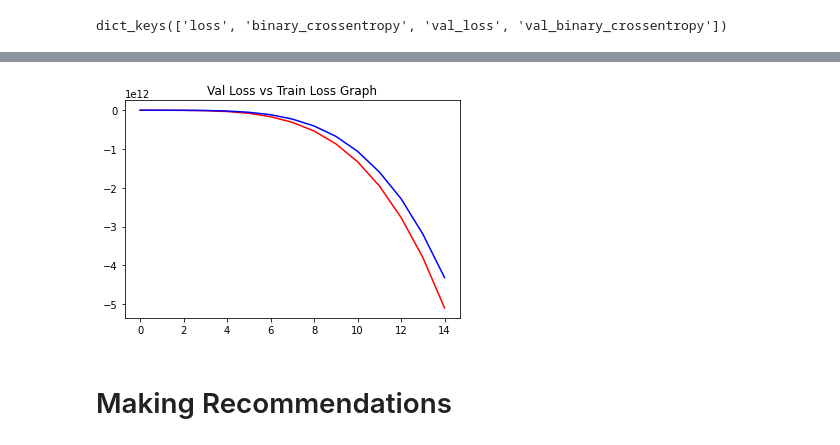
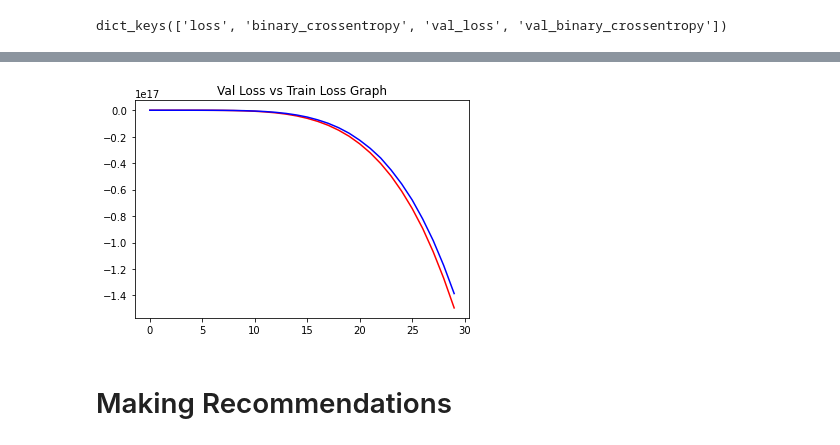
Before and after one commit to zulfauzi92/Hotel_Recomendation_Model_Traveloka, a Jupyter notebook: Eksplorasi Data/ML Model for Hotel Reco Content Based.ipynb, the cells around one changed output, grey strips where cells are left out. Cells and saved outputs as stored; diff of their text form; code cells hidden in the pictures.

```diff
--- a/Eksplorasi Data/ML Model for Hotel Reco Content Based.ipynb
+++ b/Eksplorasi Data/ML Model for Hotel Reco Content Based.ipynb
@@ -279,6 +275,6 @@ val_sparse_x = [valid_data[f].values for f in sparse_features]
 val_label = [valid_data['label'].values]
 # %%
 history = model.fit(train_dense_x+train_sparse_x,
-          train_label, epochs=15, batch_size=32,
+          train_label, epochs=30, batch_size=32,
           verbose=1, validation_data=(val_dense_x+val_sparse_x, val_label))
 # %% [output]
@@ -306,0 +307,3 @@ dict_keys(['loss', 'binary_crossentropy', 'val_loss', 'val_binary_crossentropy']
+# %%
+val_loss_data = pd.DataFrame(history.history['val_loss'], columns = ['val_loss'])
+print(val_loss_data)
@@ -306,0 +328,3 @@ dict_keys(['loss', 'binary_crossentropy', 'val_loss', 'val_binary_crossentropy']
+# %%
+train_loss_data = pd.DataFrame(history.history['loss'], columns = ['train_loss'])
+print(train_loss_data)
@@ -307,11 +349,14 @@ dict_keys(['loss', 'binary_crossentropy', 'val_loss', 'val_binary_crossentropy']
+# %%
+train_loss_data['train_loss_positive'] = train_loss_data['train_loss'].abs()
+val_loss_data['val_loss_positive'] = val_loss_data['val_loss'].abs()
 # %%
 # summarize history for loss
-plt.plot(history.history['val_loss'], color='r', label='Val Loss')
-plt.plot(history.history['loss'], color='b', label='Train Loss')
+plt.plot(val_loss_data['val_loss'], color='r', label='Val Loss')
+plt.plot(train_loss_data['train_loss'], color='b', label='Train Loss')
 plt.title('Val Loss vs Train Loss Graph')
 plt.show()
 # %% [output]
-[figure, old version]
+[figure, new version]
 # %% [markdown]
 # Making Recommendations
 # %%
```
Also changed, not shown: parts of 10 cells of this notebook.
